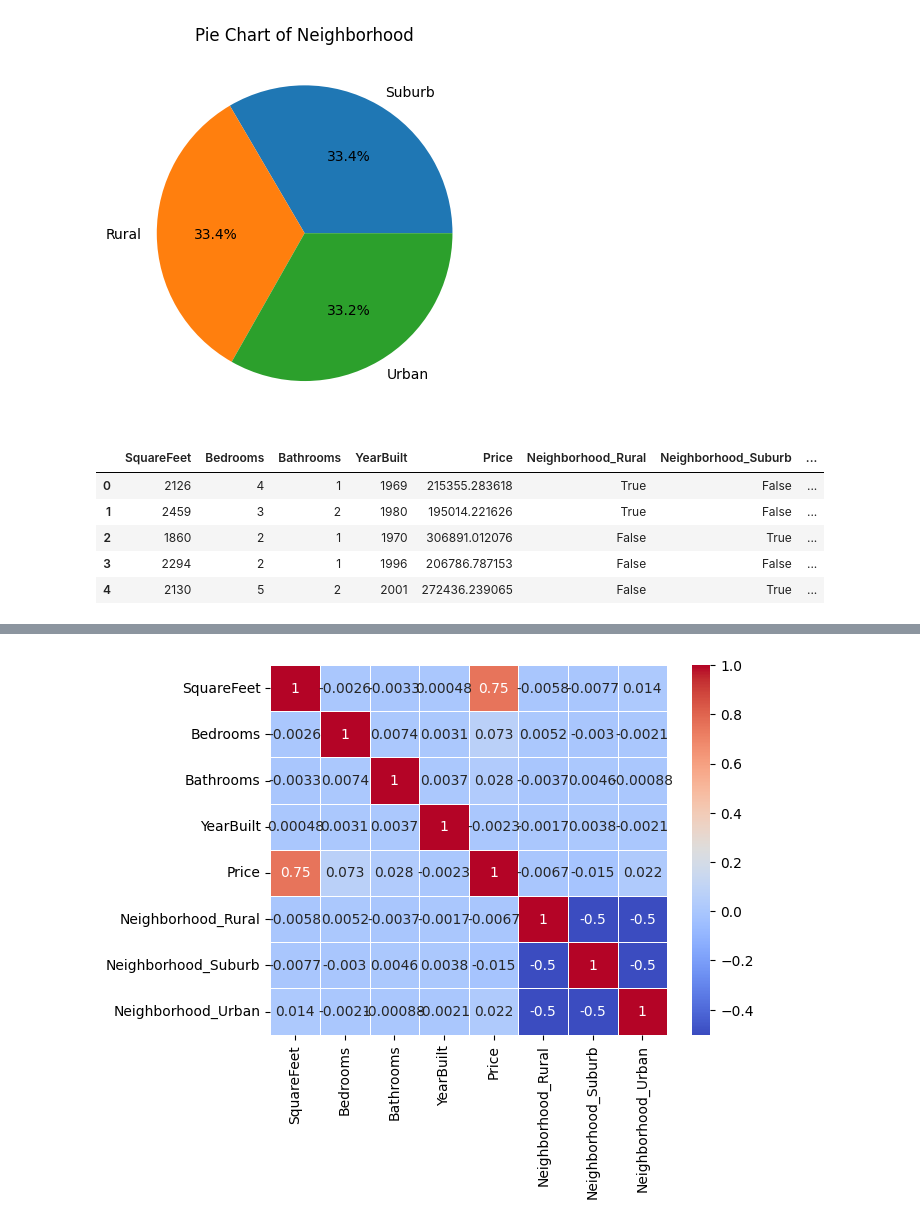
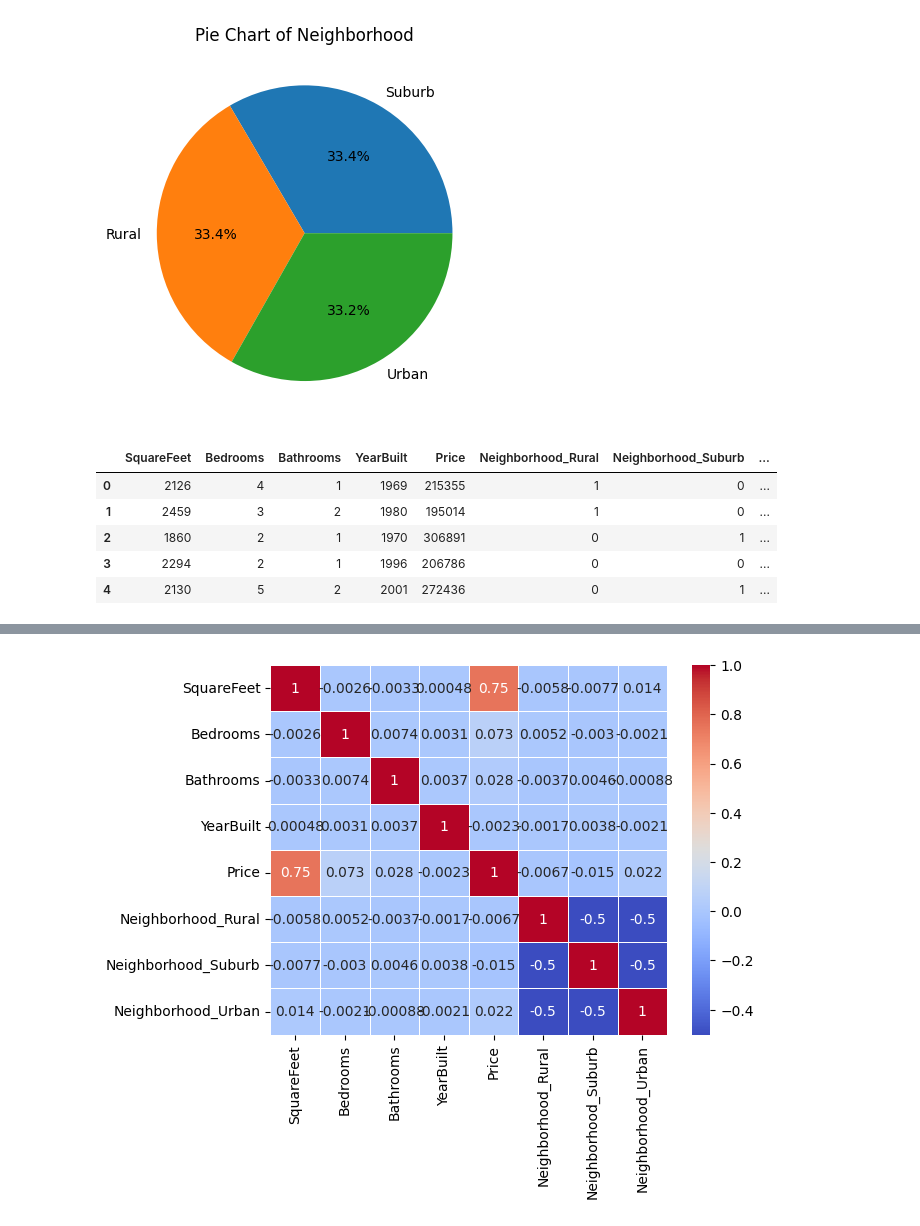
Before and after one commit to ballkungZ/Mini_project, a Jupyter notebook: Mini_project.ipynb, the cells around one changed output, grey strips where cells are left out. Drawn from its saved outputs; the diff is of its cells as text; code cells hidden in the pictures.

```diff
--- a/Mini_project.ipynb
+++ b/Mini_project.ipynb
@@ -182,18 +184,16 @@ plt.title('Pie Chart of ' + 'Neighborhood')
 plt.show()
 # %% [output]
 [figure]
-# %%
-#converting object
-cat_col=Data.select_dtypes(include=['object']).columns.tolist()
-df = pd.get_dummies(Data,columns=cat_col, drop_first=False)
-df.head()
-# %% [output]
-|  | SquareFeet | Bedrooms | Bathrooms | YearBuilt | Price | Neighborhood_Rural | Neighborhood_Suburb | ... |
-| 0 | 2126 | 4 | 1 | 1969 | 215355.283618 | True | False | ... |
-| 1 | 2459 | 3 | 2 | 1980 | 195014.221626 | True | False | ... |
-| 2 | 1860 | 2 | 1 | 1970 | 306891.012076 | False | True | ... |
-| 3 | 2294 | 2 | 1 | 1996 | 206786.787153 | False | False | ... |
-| 4 | 2130 | 5 | 2 | 2001 | 272436.239065 | False | True | ... |
+# %%
+df = pd.get_dummies(Data).astype(int)
+df.head()
+# %% [output]
+|  | SquareFeet | Bedrooms | Bathrooms | YearBuilt | Price | Neighborhood_Rural | Neighborhood_Suburb | ... |
+| 0 | 2126 | 4 | 1 | 1969 | 215355 | 1 | 0 | ... |
+| 1 | 2459 | 3 | 2 | 1980 | 195014 | 1 | 0 | ... |
+| 2 | 1860 | 2 | 1 | 1970 | 306891 | 0 | 1 | ... |
+| 3 | 2294 | 2 | 1 | 1996 | 206786 | 0 | 0 | ... |
+| 4 | 2130 | 5 | 2 | 2001 | 272436 | 0 | 1 | ... |
 # %%
 # One-hot encode neighborhood
 df
```
Also changed, not shown: parts of 9 cells of this notebook, 3 other files.
